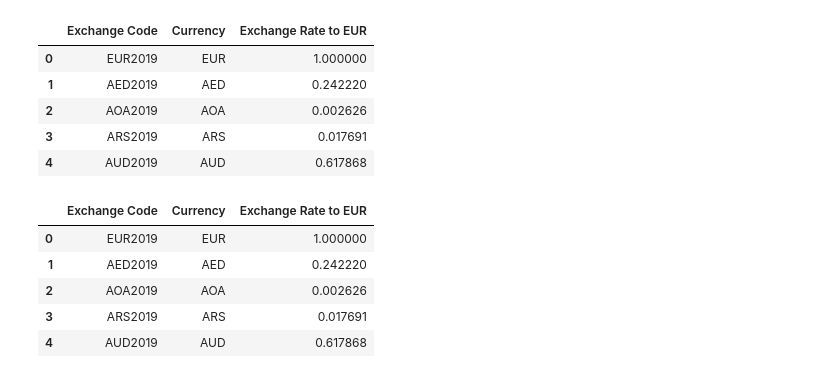
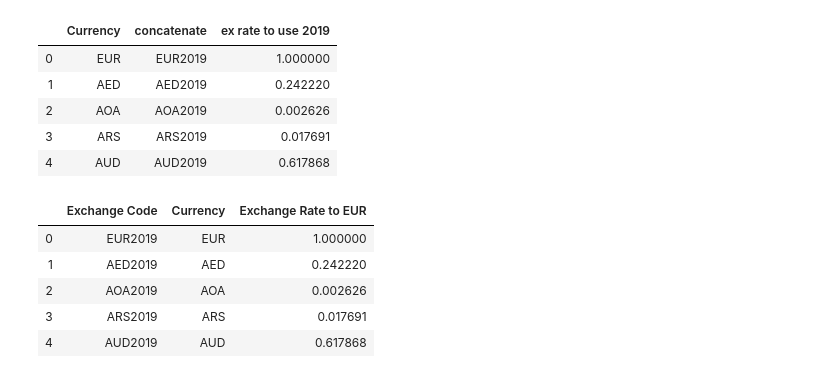
Before and after one commit to paulorobertoyoung/etl_project, a Jupyter notebook: ETL Project/Group 1.ipynb, the cells around one changed output. Drawn from its saved outputs; the diff is of its cells as text; code cells hidden in the pictures.

```diff
--- a/ETL Project/Group 1.ipynb
+++ b/ETL Project/Group 1.ipynb
@@ -2,26 +2,30 @@
 import pandas as pd
 from sqlalchemy import create_engine
 # %%
-approval_load = "Approval_list.csv"
-header_load = "Order_header_list.csv"
-line_load = "Order_line_list.csv"
-star_load = "STARS_classification_2020.csv"
-rate_load = "EX_Rate.csv"
+approval_load = "./Sources/Approval_list.csv"
+header_load = "./Sources/Order_header_list.csv"
+line_load = "./Sources/Order_line_list.csv"
+star_load = "./Sources/STARS_classification_2020.csv"
+rate_load = "./Sources/EX_Rate_Apr2020.csv"
 
 approval_data = pd.read_csv(approval_load)
 header_data = pd.read_csv(header_load)
 line_data = pd.read_csv(line_load)
 star_data = pd.read_csv(star_load)
 rate_data = pd.read_csv(rate_load)
 
+# approval_data.head()
+# header_data.head()
+# line_data.head()
+# star_data.head()
 rate_data.head()
 # %% [output]
-|  | Exchange Code | Currency | Exchange Rate to EUR |
-| 0 | EUR2019 | EUR | 1.000000 |
-| 1 | AED2019 | AED | 0.242220 |
-| 2 | AOA2019 | AOA | 0.002626 |
-| 3 | ARS2019 | ARS | 0.017691 |
-| 4 | AUD2019 | AUD | 0.617868 |
+|  | Currency | concatenate | ex rate to use 2019 |
+| 0 | EUR | EUR2019 | 1.000000 |
+| 1 | AED | AED2019 | 0.242220 |
+| 2 | AOA | AOA2019 | 0.002626 |
+| 3 | ARS | ARS2019 | 0.017691 |
+| 4 | AUD | AUD2019 | 0.617868 |
 # %%
 currency = rate_data["Currency"]
 concatenate = rate_data["concatenate"]
```
Also changed, not shown: parts of 6 cells of this notebook, 19 other files.
